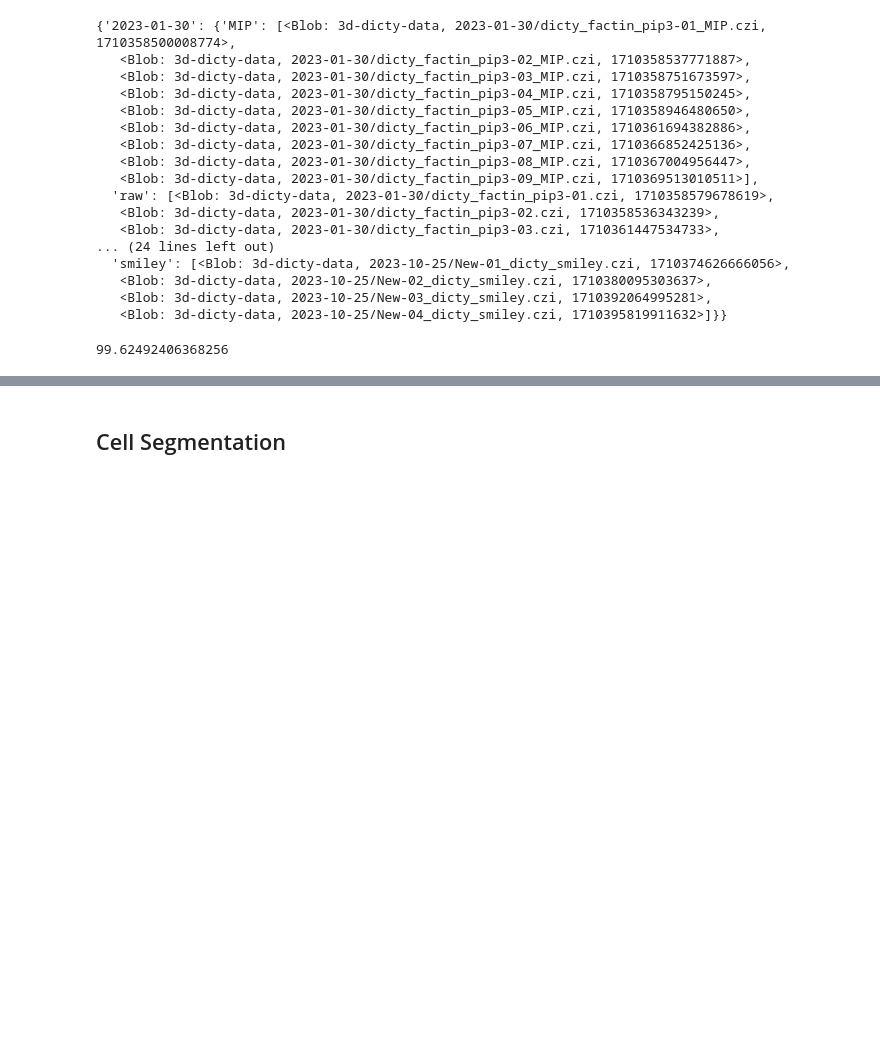
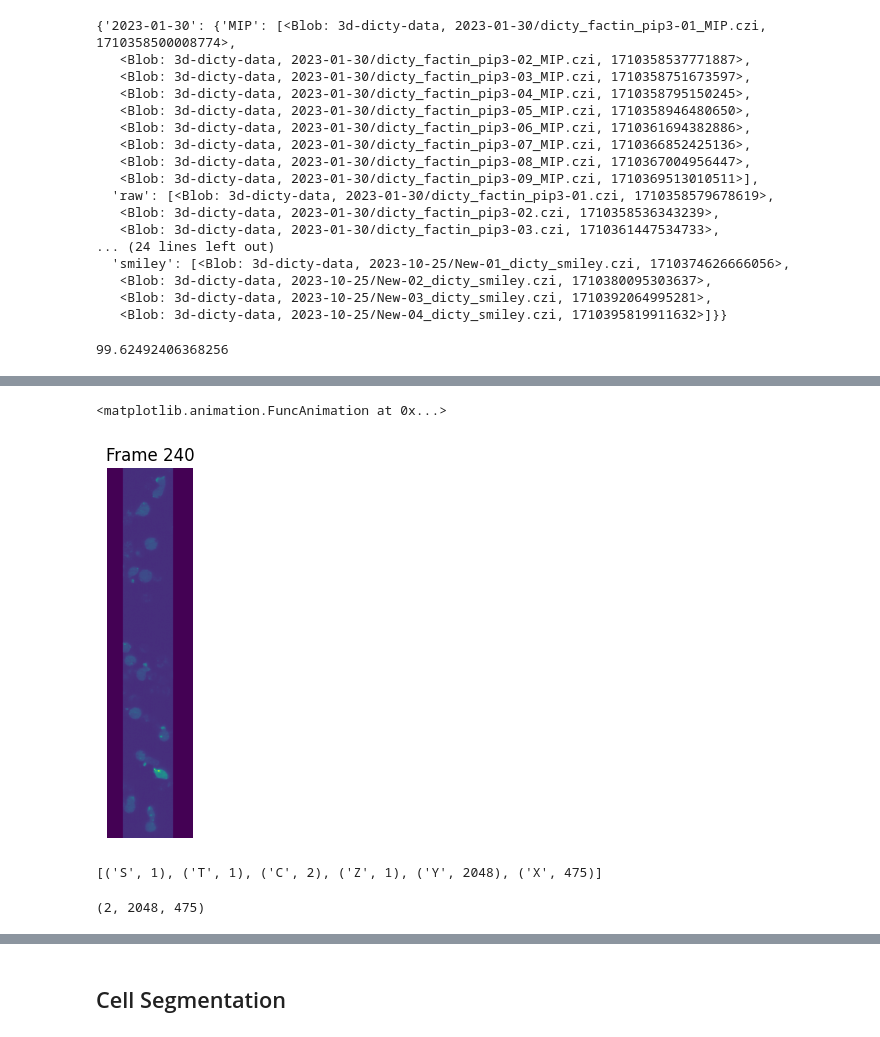
Before and after one commit to SammyAgrawal/ActinMotionPrediction, a Jupyter notebook: VideoProcessing.ipynb, the cells around one changed output, grey strips where cells are left out. Saved outputs shown, nothing was run; the diff lists cells and outputs as text; code cells hidden in the pictures; blank space fills up the shorter version.

```diff
--- a/VideoProcessing.ipynb
+++ b/VideoProcessing.ipynb
@@ -166,0 +218,14 @@ dicty_factin_pip3-01.czi  dicty_factin_pip3-05_processed.czi  New-04.czi
+# %%
+from IPython.display import HTML
+HTML(ani.to_jshtml())
+ani
+# %% [output]
+<matplotlib.animation.FuncAnimation at 0x...>
+[figure, added]
+# %%
+img = get_image(50, 100)
+
+img.shape
+# %% [output]
+[('S', 1), ('T', 1), ('C', 2), ('Z', 1), ('Y', 2048), ('X', 475)]
+(2, 2048, 475)
```
Also changed, not shown: parts of 53 cells of this notebook.
